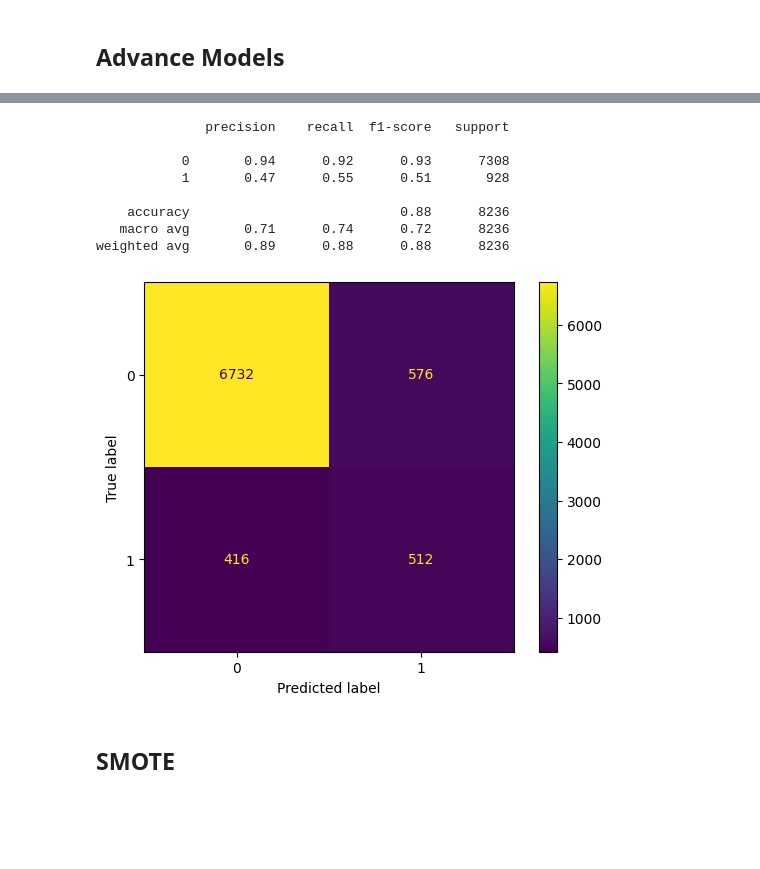
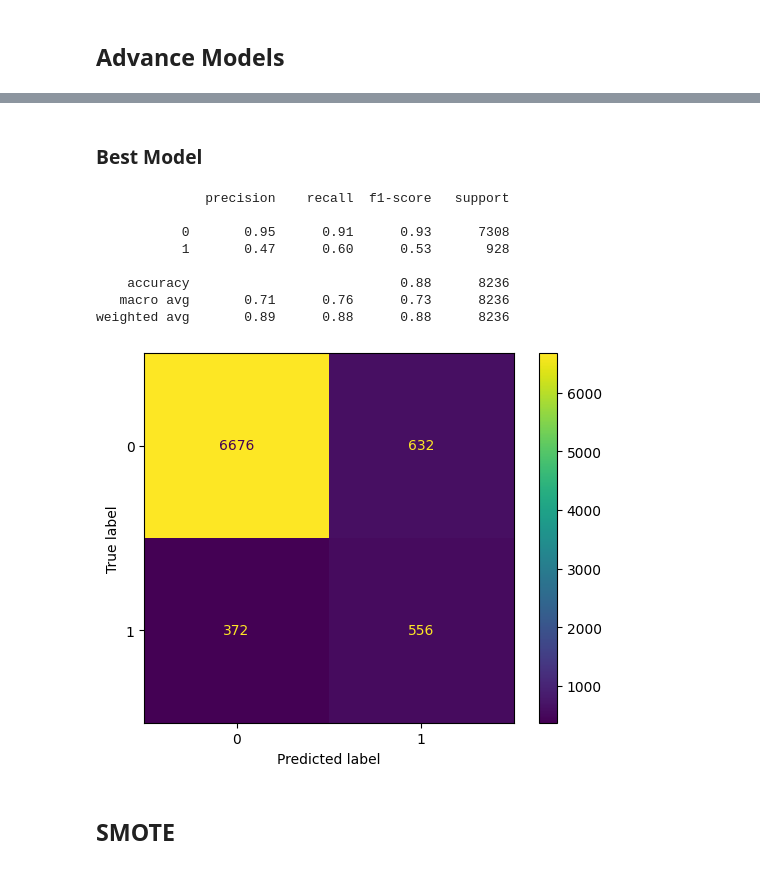
Before and after one commit to Sumanabec/AIML, a Jupyter notebook: bank-marketing-classification/bank-marketing-classification.ipynb, the cells around one changed output, grey strips where cells are left out. Cells and saved outputs as stored; diff of their text form; code cells hidden in the pictures; blank space fills up the shorter version.

Commit message:
balanced xgboost .524 - removed Duration feature

```diff
--- a/bank-marketing-classification/bank-marketing-classification.ipynb
+++ b/bank-marketing-classification/bank-marketing-classification.ipynb
@@ -630,6 +601,8 @@ Note:
 - Dataset is highly imbalance
 - Though "duration" is highly correlated with target, but we would not consider it as independent variable as this is not know when predicting
 - EDA suggest that target does not depend on housing and loan
+# %%
+bank_df['age-group'] = pd.cut(bank_df['age'], bins=[0,30,50,100], labels=["young","mid","senior"])
 # %% [markdown]
 # Preprocessing and baseline models
 # %%
@@ -905,16 +818,16 @@ len(pr_th)
 #numeric_cols2 = ['emp.var.rate', 'cons.conf.idx', 'euribor3m' ] # skewed 'pdays',
 
 cat_mode_impute_cols = ['job', 'marital', 'education'] #'housing', 'loan',
-category_cols =  ['default', 'contact',  'poutcome' , 'month' , 'day_of_week'] #'month' , 'day_of_week'
-passthrough_cols = ['age', 'campaign', 'previous', 'nr.employed', 'cons.price.idx', 'emp.var.rate', 'cons.conf.idx', 'euribor3m', "was_contacted_before" ]
+category_cols =  ['default', 'contact',  'poutcome' , 'month' , 'day_of_week', 'age-group'] #'month' , 'day_of_week'
+passthrough_cols = ['campaign', 'previous', 'nr.employed', 'cons.price.idx', 'emp.var.rate', 'cons.conf.idx', 'euribor3m', "was_contacted_before" ] #'age',
 
 category_mode_pipeline = Pipeline(
-    steps=[("replace_unknown", FunctionTransformer(lambda X: X.replace('unknown', np.nan))),
+    steps=[("replace_unknown", FunctionTransformer(replace_unknown)),
     ('impute', SimpleImputer(strategy='most_frequent')),
-    ('onehot', OneHotEncoder(handle_unknown='ignore') )]
+    ('onehot', OneHotEncoder(handle_unknown='ignore'))]
 )
 
-preprocessor = ColumnTransformer(transformers=[
+preprocessor_advanced = ColumnTransformer(transformers=[
     #('standard', StandardScaler(), numeric_cols1),
     #('min_max_scalar', MinMaxScaler(), numeric_cols2),
     ('mode_one_hot', category_mode_pipeline, cat_mode_impute_cols),
@@ -927,13 +840,13 @@ def run_advance_models(preprocessor, X_train, y_train, X_test, y_test, model_typ
     fitted_pipeline = {}
 
     ratio = (y_train == 0).sum() / (y_train == 1).sum()
-    print(ratio)
+    #print(ratio)
     advance_models = {
-        'Random Forest - ' + model_type: RandomForestClassifier(n_estimators=100, oob_score=True, random_state=9),
-        'Random Forest - Balanced - ' + model_type: RandomForestClassifier(n_estimators=100, class_weight='balanced', oob_score=True, random_state=9),
+        'Random Forest - ' + model_type: RandomForestClassifier(n_estimators=100, min_samples_split=10, oob_score=True, random_state=9),
+        'Random Forest - Balanced - ' + model_type: RandomForestClassifier(n_estimators=100, min_samples_split=10, class_weight='balanced', oob_score=True, random_state=9),
         'Adaboost - ' + model_type: AdaBoostClassifier(estimator=DecisionTreeClassifier(max_depth=1), n_estimators=100, random_state=9),
         'Adaboost - Balanced - ' + model_type: AdaBoostClassifier(estimator=DecisionTreeClassifier(max_depth=1, class_weight='balanced'), n_estimators=100,  random_state=9),
-        'XGBoost - ' + model_type: XGBClassifier(eval_metric='aucpr', scale_pos_weight=ratio, n_estimators=300, learning_rate=0.05, max_depth=5, random_state=42)
+        'XGBoost - ' + model_type: XGBClassifier(eval_metric='auc', scale_pos_weight=ratio, n_estimators=500, learning_rate=0.03, max_depth=5, random_state=42)
     }
 
     fitted_pipeline = {}
@@ -943,6 +856,6 @@ def run_advance_models(preprocessor, X_train, y_train, X_test, y_test, model_typ
 
     return (pd.DataFrame(results), fitted_pipeline)
 # %%
-results_df, fitted_pipeline_advanced = run_advance_models(preprocessor, X_train_bank, y_train_bank, X_test_bank, y_test_bank, "Advanced")
-results_df
+results_df_advanced, fitted_pipeline_advanced = run_advance_models(preprocessor_advanced, X_train_bank, y_train_bank, X_test_bank, y_test_bank, "Advanced")
+results_df_advanced
 # %% [output]
@@ -970,21 +881,25 @@ results_df
+# %% [markdown]
+### Best Model
 # %%
-y_pred_proba_test = fitted_pipeline_advanced_outliers["XGBoost - Advanced - Outliers Winsorization"].predict_proba(X_test)[:,1]
-y_pred_test = (y_pred_proba_test > .66).astype('int')
+y_pred_proba_test = fitted_pipeline_advanced["XGBoost - Advanced"].predict_proba(X_test_bank[all_features])[:,1]
+best_threshold = results_df_advanced[results_df_advanced["Model"] == "XGBoost - Advanced"]["Threshold"].values
 
-cm = confusion_matrix(y_test, y_pred_test)
+y_pred_test = (y_pred_proba_test > best_threshold).astype('int')
+
+cm = confusion_matrix(y_test_bank, y_pred_test)
 ConfusionMatrixDisplay(cm).plot()
 
-print(classification_report(y_test, y_pred_test))
+print(classification_report(y_test_bank, y_pred_test))
 # %% [output]
               precision    recall  f1-score   support
 
-           0       0.94      0.92      0.93      7308
-           1       0.47      0.55      0.51       928
+           0       0.95      0.91      0.93      7308
+           1       0.47      0.60      0.53       928
 
     accuracy                           0.88      8236
-   macro avg       0.71      0.74      0.72      8236
+   macro avg       0.71      0.76      0.73      8236
 weighted avg       0.89      0.88      0.88      8236
-[figure, old version]
+[figure, new version]
 # %% [markdown]
 ## SMOTE
 # %%
```
Also changed, not shown: parts of 53 cells of this notebook.
